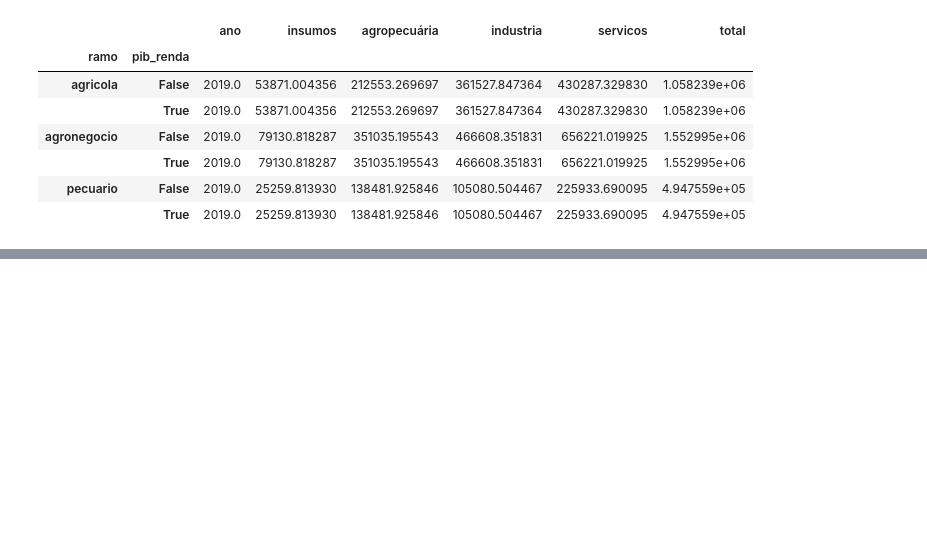
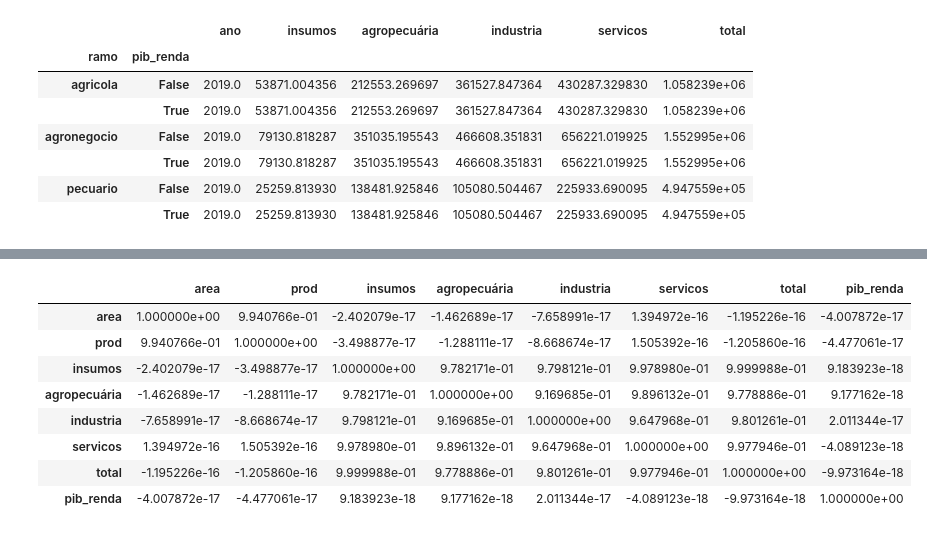
Before and after one commit to RCristiano/eleflow, a Jupyter notebook: exploracao.ipynb, the cells around one changed output, grey strips where cells are left out. Drawn from its saved outputs; the diff is of its cells as text; code cells hidden in the pictures; blank space fills up the shorter version.

```diff
--- a/exploracao.ipynb
+++ b/exploracao.ipynb
@@ -188,0 +190,12 @@ ValueError: len(left_on) must equal the number of levels in the index of "right"
+# %%
+df_prod_pib_2019.corr()
+# %% [output]
+|  | area | prod | insumos | agropecuária | industria | servicos | total | pib_renda |
+| area | 1.000000e+00 | 9.940766e-01 | -2.402079e-17 | -1.462689e-17 | -7.658991e-17 | 1.394972e-16 | -1.195226e-16 | -4.007872e-17 |
+| prod | 9.940766e-01 | 1.000000e+00 | -3.498877e-17 | -1.288111e-17 | -8.668674e-17 | 1.505392e-16 | -1.205860e-16 | -4.477061e-17 |
+| insumos | -2.402079e-17 | -3.498877e-17 | 1.000000e+00 | 9.782171e-01 | 9.798121e-01 | 9.978980e-01 | 9.999988e-01 | 9.183923e-18 |
+| agropecuária | -1.462689e-17 | -1.288111e-17 | 9.782171e-01 | 1.000000e+00 | 9.169685e-01 | 9.896132e-01 | 9.778886e-01 | 9.177162e-18 |
+| industria | -7.658991e-17 | -8.668674e-17 | 9.798121e-01 | 9.169685e-01 | 1.000000e+00 | 9.647968e-01 | 9.801261e-01 | 2.011344e-17 |
+| servicos | 1.394972e-16 | 1.505392e-16 | 9.978980e-01 | 9.896132e-01 | 9.647968e-01 | 1.000000e+00 | 9.977946e-01 | -4.089123e-18 |
+| total | -1.195226e-16 | -1.205860e-16 | 9.999988e-01 | 9.778886e-01 | 9.801261e-01 | 9.977946e-01 | 1.000000e+00 | -9.973164e-18 |
+| pib_renda | -4.007872e-17 | -4.477061e-17 | 9.183923e-18 | 9.177162e-18 | 2.011344e-17 | -4.089123e-18 | -9.973164e-18 | 1.000000e+00 |
```
Also changed, not shown: parts of 4 cells of this notebook.
